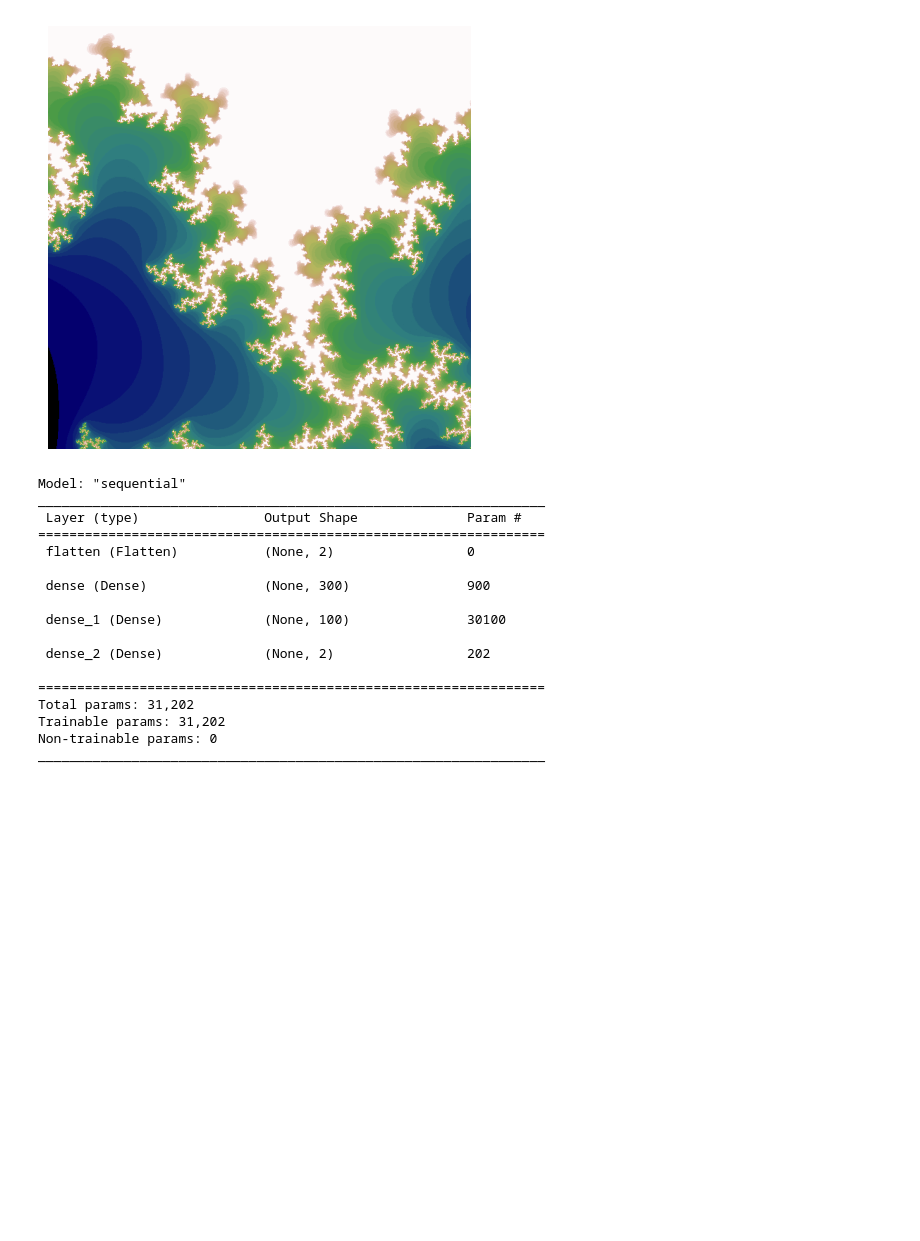
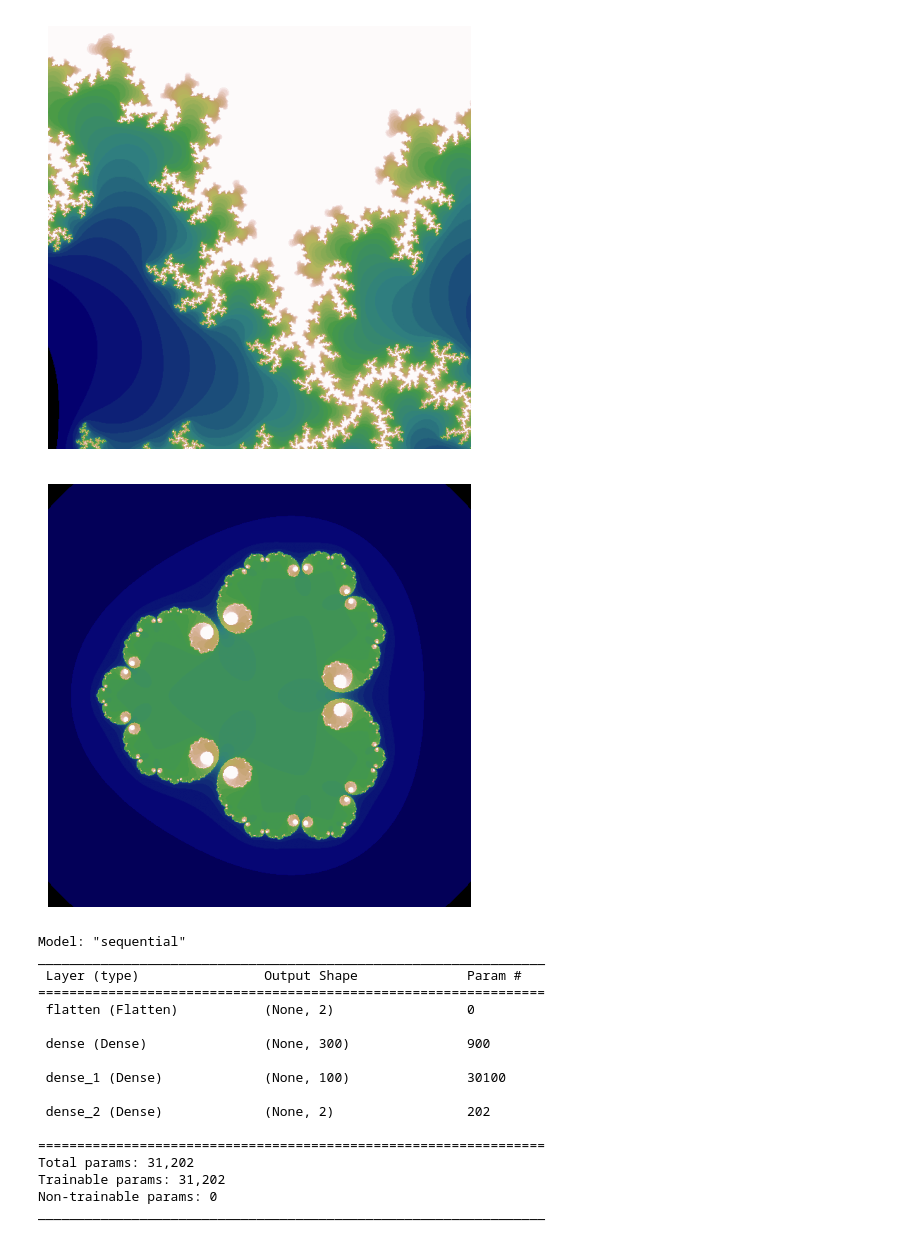
Before and after one commit to Viaan-Hacker/How-acuurately-can-an-NN-aproximate-an-infinte-fractal-, a Jupyter notebook: neural_networks/testmodel.ipynb, the cells around one changed output. Cells and saved outputs as stored; diff of their text form; code cells hidden in the pictures; blank space fills up the shorter version.

Commit message:
add a juliaDataSet class in testmodel.ipynb

```diff
--- a/neural_networks/testmodel.ipynb
+++ b/neural_networks/testmodel.ipynb
@@ -10,0 +77,2 @@ os.environ["KMP_DUPLICATE_LIB_OK"]="TRUE" ## since my kernel always breaks down
+# %%
+julia=juliaDataSet()
@@ -153,6 +254,10 @@ Deprecated in NumPy 1.20; for more details and guidance: https://numpy.org/devdo
 drawImage(dataset2.outputs,para.cmaps)
 # %% [output]
 [figure]
+# %%
+drawImage(julia.outputs,para.cmaps)
+# %% [output]
+[figure, added]
 # %%
 X_train, X_test = X[:math.ceil(X.shape[0] * 0.8)], X[math.ceil(X.shape[0] * 0.8):]
 Y_train, Y_test = Y[:math.ceil(Y.shape[0] * 0.8)], Y[math.ceil(Y.shape[0] * 0.8):]
```
Also changed, not shown: parts of 4 cells of this notebook.
